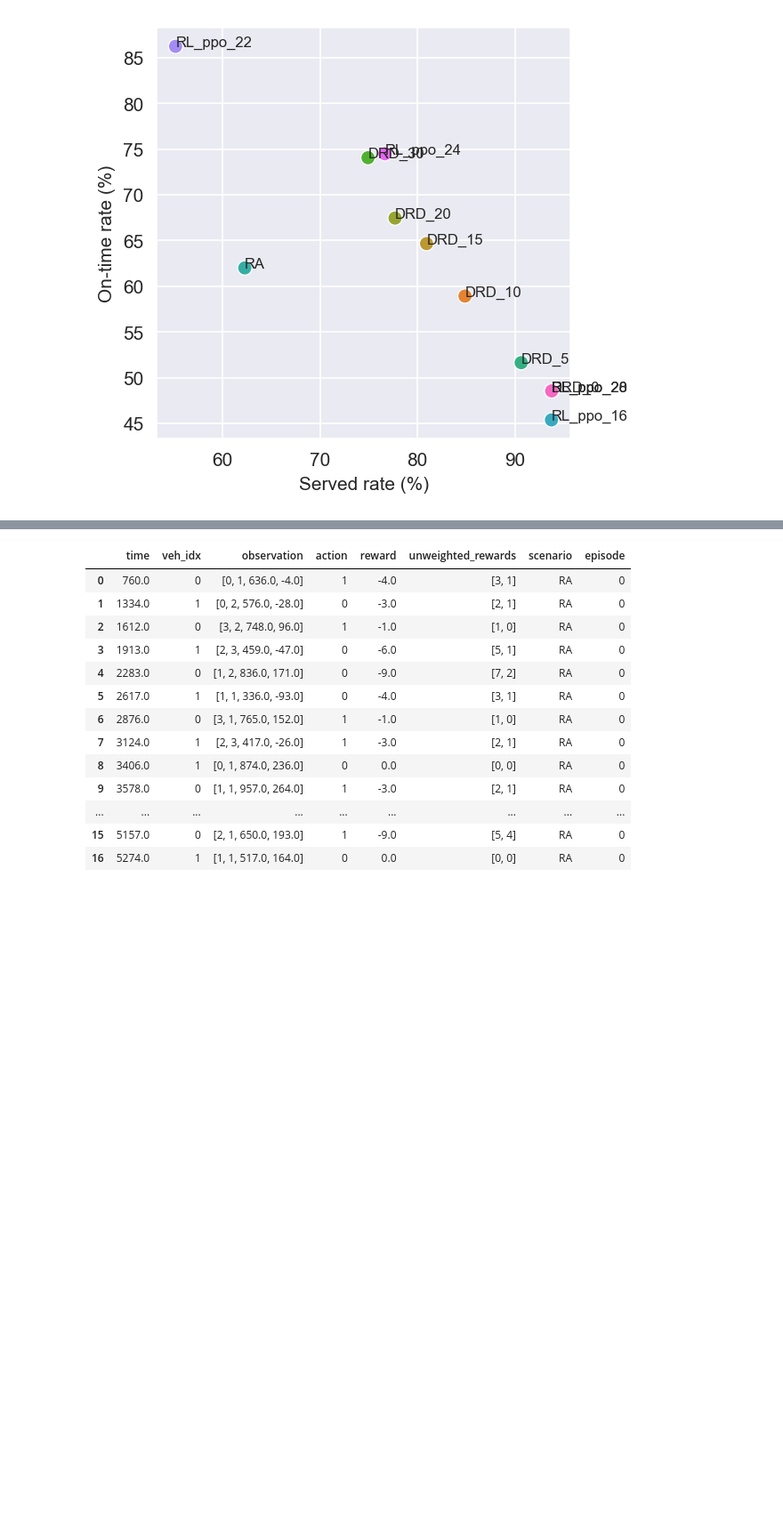
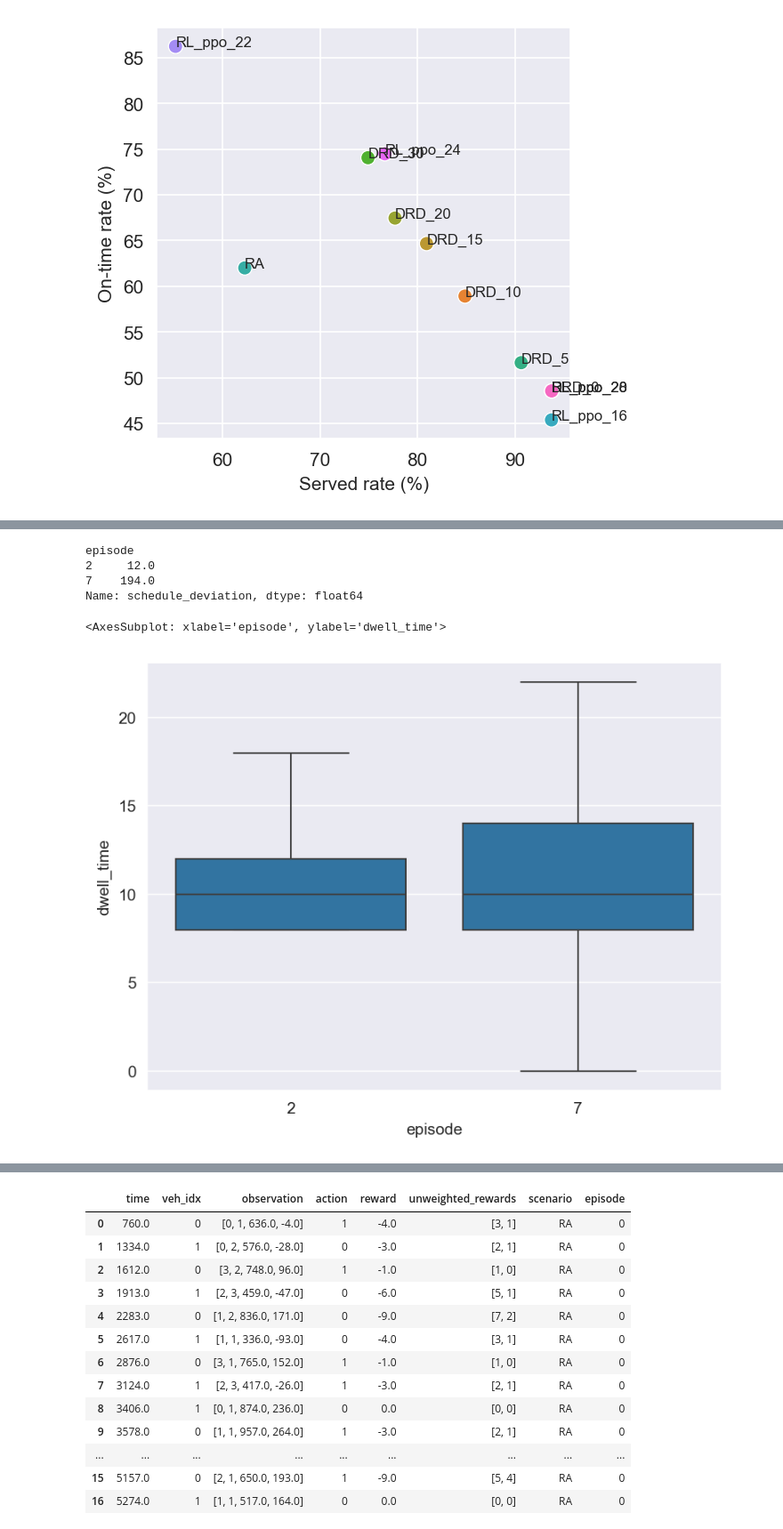
Before and after one commit to joerovar/flex-bus-sim, a Jupyter notebook: results.ipynb, the cells around one changed output, grey strips where cells are left out. Shown at 89% size. Cells and saved outputs as stored; diff of their text form; code cells hidden in the pictures; blank space fills up the shorter version.

```diff
--- a/results.ipynb
+++ b/results.ipynb
@@ -148,0 +149,13 @@ table[['avg_episode_reward', 'on_time_rate', 'served_rate', 'n_denied_riders', '
+# %%
+episodes = [2, 7]
+scenario = 'DRD_0'
+
+state = pd.read_csv(os.path.join(RESULTS_PATH, 'state.csv'))
+state = state[(state['scenario']==scenario) & (state['episode'].isin(episodes))]
+vehicles = pd.read_csv(os.path.join(RESULTS_PATH, 'vehicles.csv'))
+vehicles = vehicles[(vehicles['scenario']==scenario) & (vehicles['episode'].isin(episodes))]
+vehicles['schedule_deviation'] = vehicles['arrival_time'] - vehicles['scheduled_time']
+vehicles['dwell_time'] = vehicles['departure_time'] - vehicles['arrival_time']
+
+# focus on fixed
+vehicles_fixed = vehicles[vehicles['flex']==0].copy()
@@ -148,0 +245,12 @@ table[['avg_episode_reward', 'on_time_rate', 'served_rate', 'n_denied_riders', '
+# %%
+vehicles.groupby('episode')['schedule_deviation'].mean().round(0)
+# %% [output]
+episode
+2     12.0
+7    194.0
+Name: schedule_deviation, dtype: float64
+# %%
+sns.boxplot(data=vehicles, x='episode', y='dwell_time', showfliers=False)
+# %% [output]
+<AxesSubplot: xlabel='episode', ylabel='dwell_time'>
+[figure, added]
```
Also changed, not shown: parts of 18 cells of this notebook, 4 other files.
